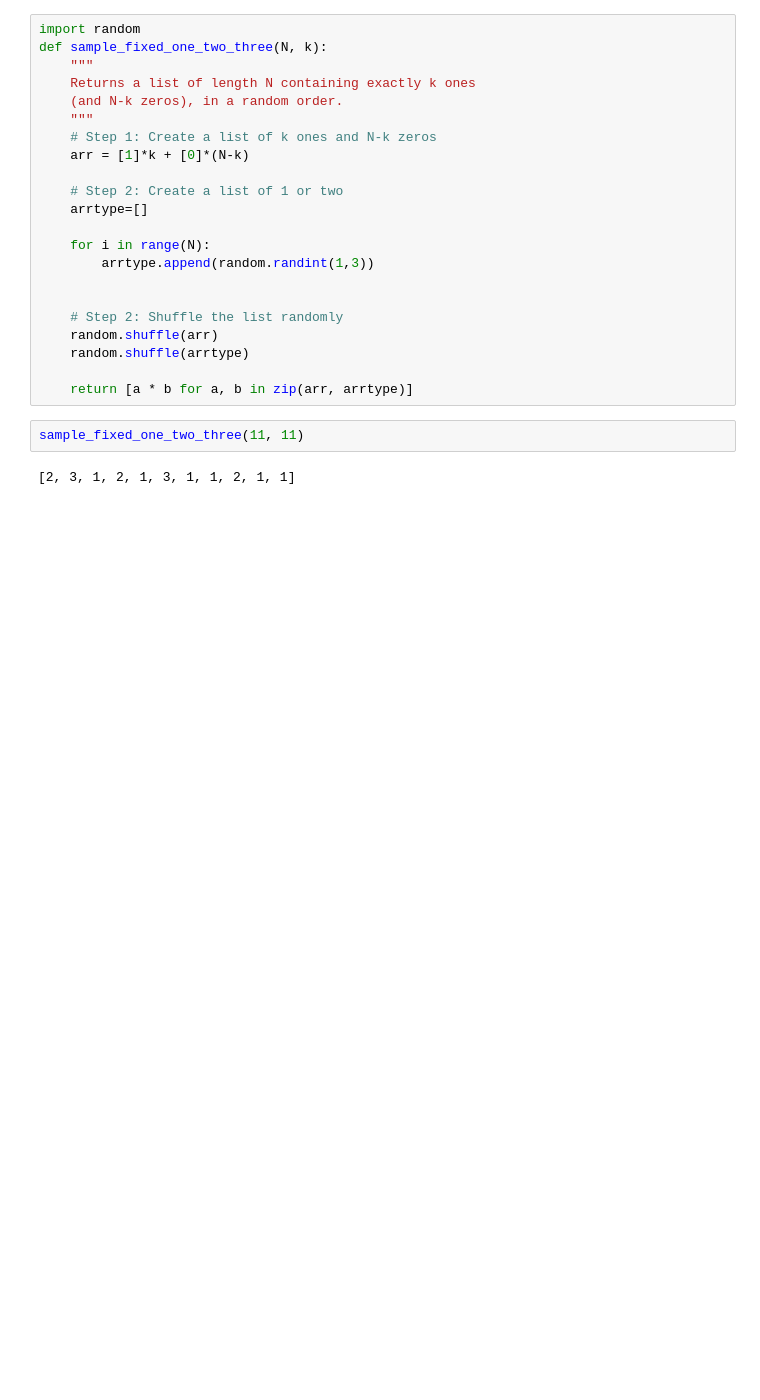
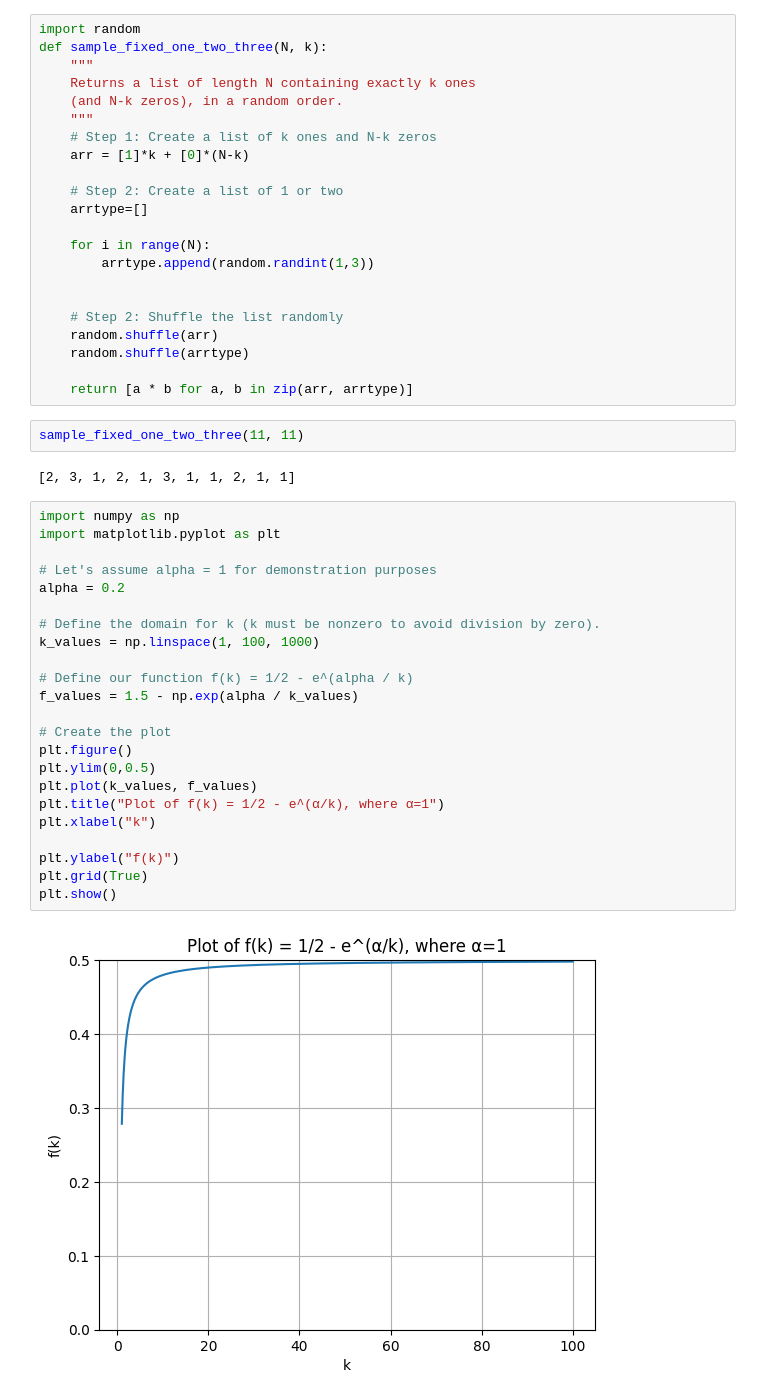
Before and after one commit to yezhuoyang/FTVerification, a Jupyter notebook: test.ipynb, the cells around one changed output. Drawn from its saved outputs; the diff is of its cells as text; blank space fills up the shorter version.

```diff
--- a/test.ipynb
+++ b/test.ipynb
@@ -1647,3 +1647,28 @@ def sample_fixed_one_two_three(N, k):
 sample_fixed_one_two_three(11, 11)
 # %% [output]
 [2, 3, 1, 2, 1, 3, 1, 1, 2, 1, 1]
+# %%
+import numpy as np
+import matplotlib.pyplot as plt
+
+# Let's assume alpha = 1 for demonstration purposes
+alpha = 0.2
+
+# Define the domain for k (k must be nonzero to avoid division by zero).
+k_values = np.linspace(1, 100, 1000)
+
+# Define our function f(k) = 1/2 - e^(alpha / k)
+f_values = 1.5 - np.exp(alpha / k_values)
+
+# Create the plot
+plt.figure()
+plt.ylim(0,0.5)
+plt.plot(k_values, f_values)
+plt.title("Plot of f(k) = 1/2 - e^(α/k), where α=1")
+plt.xlabel("k")
+
+plt.ylabel("f(k)")
+plt.grid(True)
+plt.show()
+# %% [output]
+[figure, added]
```
Also changed, not shown: parts of 2 cells of this notebook, 6 other files.
